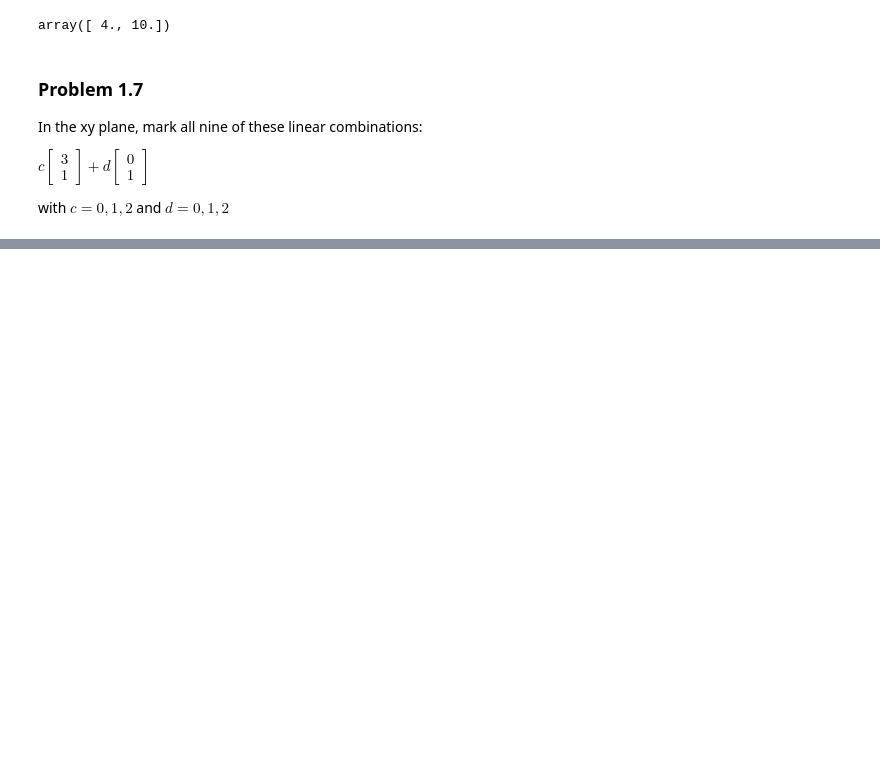
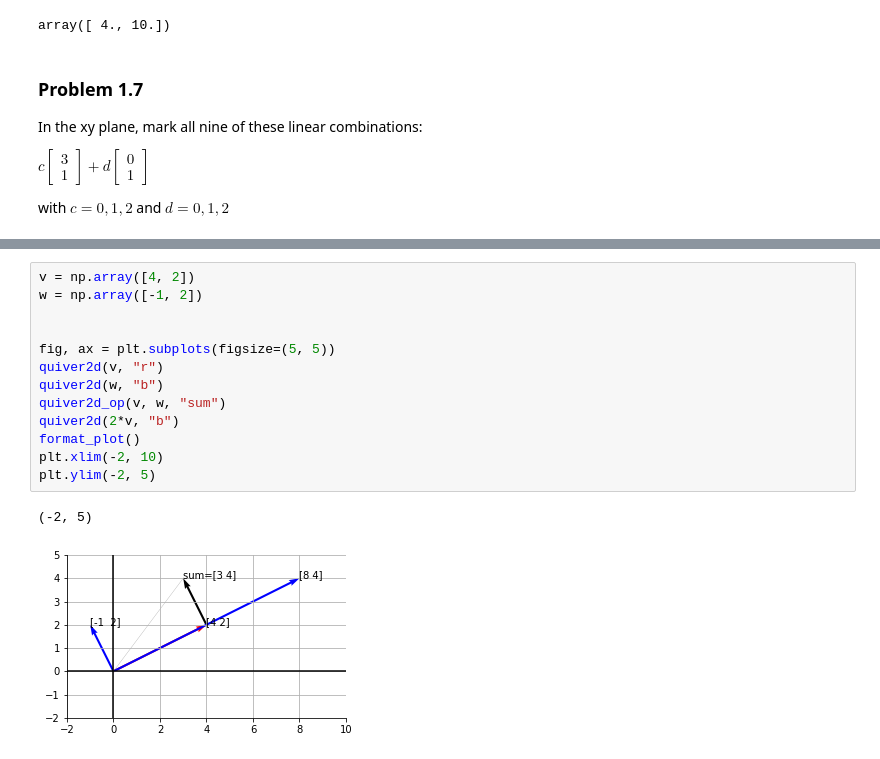
Before and after one commit to data-coder/jupyter-notebooks, a Jupyter notebook: Linear_Algebra/Gilbert_Strang_Solutions/Gilbert Strang Solutions.ipynb, the cells around one changed output, grey strips where cells are left out. Saved outputs shown, nothing was run; the diff lists cells and outputs as text; blank space fills up the shorter version.

```diff
--- a/Linear_Algebra/Gilbert_Strang_Solutions/Gilbert Strang Solutions.ipynb
+++ b/Linear_Algebra/Gilbert_Strang_Solutions/Gilbert Strang Solutions.ipynb
@@ -326,0 +387,16 @@ Text(0.5, 1.0, 'Problem 1.7')
+# %%
+v = np.array([4, 2])
+w = np.array([-1, 2])
+
+
+fig, ax = plt.subplots(figsize=(5, 5))
+quiver2d(v, "r")
+quiver2d(w, "b")
+quiver2d_op(v, w, "sum")
+quiver2d(2*v, "b")
+format_plot()
+plt.xlim(-2, 10)
+plt.ylim(-2, 5)
+# %% [output]
+(-2, 5)
+[figure, added]
```
Also changed, not shown: parts of 26 cells of this notebook, 30 other files.
